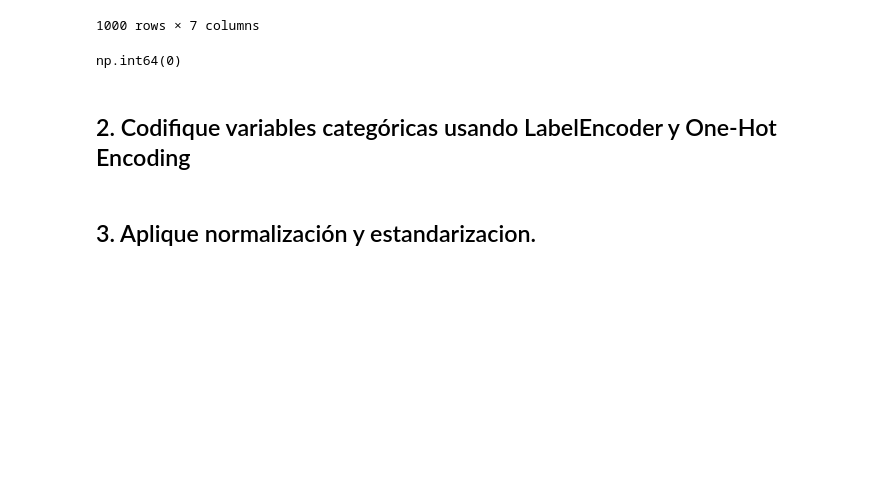
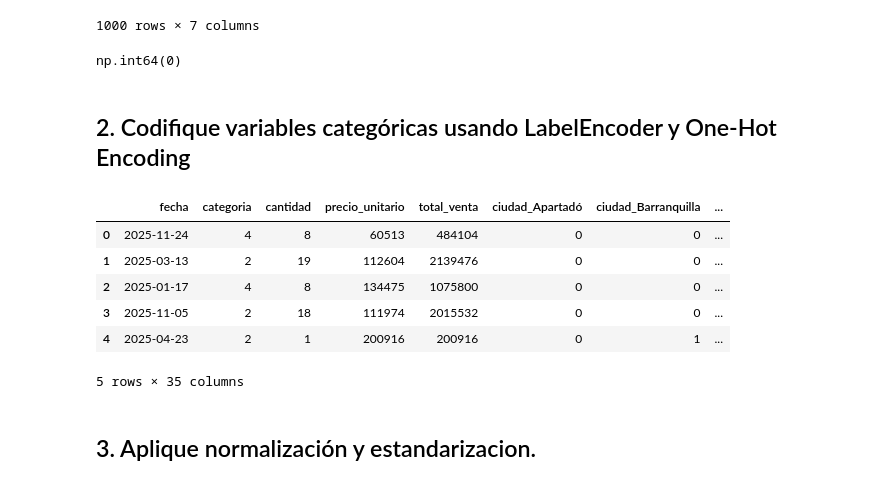
Before and after one commit to ThomasDev199/MachineLearning, a Jupyter notebook: data_load/load.excel.ipynb, the cells around one changed output. Saved outputs shown, nothing was run; the diff lists cells and outputs as text; code cells hidden in the pictures; blank space fills up the shorter version.

```diff
--- a/data_load/load.excel.ipynb
+++ b/data_load/load.excel.ipynb
@@ -78,5 +78,21 @@ df.duplicated().sum()
 np.int64(0)
 # %% [markdown]
 ## 2. Codifique variables categóricas usando LabelEncoder y One-Hot Encoding
+# %%
+from sklearn.preprocessing import LabelEncoder
+
+df['categoria'] = LabelEncoder().fit_transform(df['categoria'])
+
+df = pd.get_dummies(df, columns=['ciudad', 'producto'], dtype=int)
+
+display(df.head())
+# %% [output]
+|  | fecha | categoria | cantidad | precio_unitario | total_venta | ciudad_Apartadó | ciudad_Barranquilla | ... |
+| 0 | 2025-11-24 | 4 | 8 | 60513 | 484104 | 0 | 0 | ... |
+| 1 | 2025-03-13 | 2 | 19 | 112604 | 2139476 | 0 | 0 | ... |
+| 2 | 2025-01-17 | 4 | 8 | 134475 | 1075800 | 0 | 0 | ... |
+| 3 | 2025-11-05 | 2 | 18 | 111974 | 2015532 | 0 | 0 | ... |
+| 4 | 2025-04-23 | 2 | 1 | 200916 | 200916 | 0 | 1 | ... |
+5 rows × 35 columns
 # %% [markdown]
 ## 3. Aplique normalización y estandarizacion.
```
Also changed, not shown: parts of 3 cells of this notebook, 7 other files.
